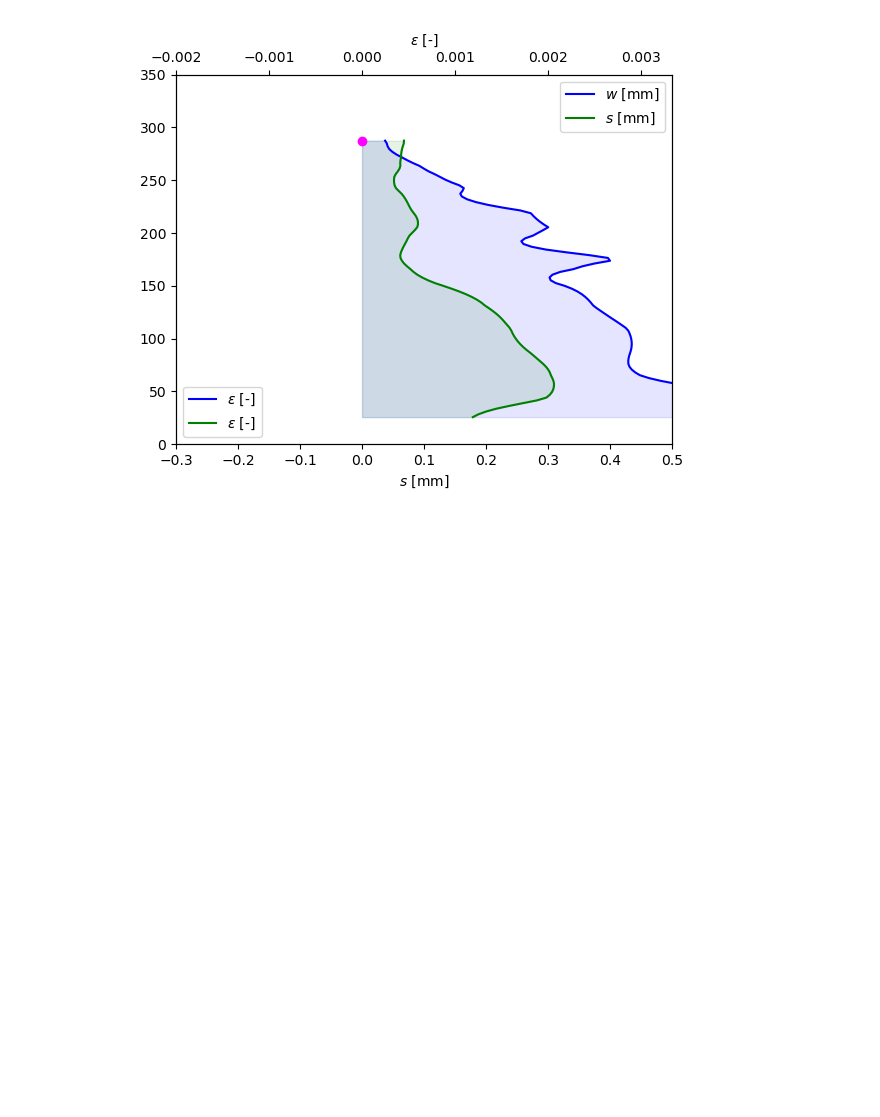
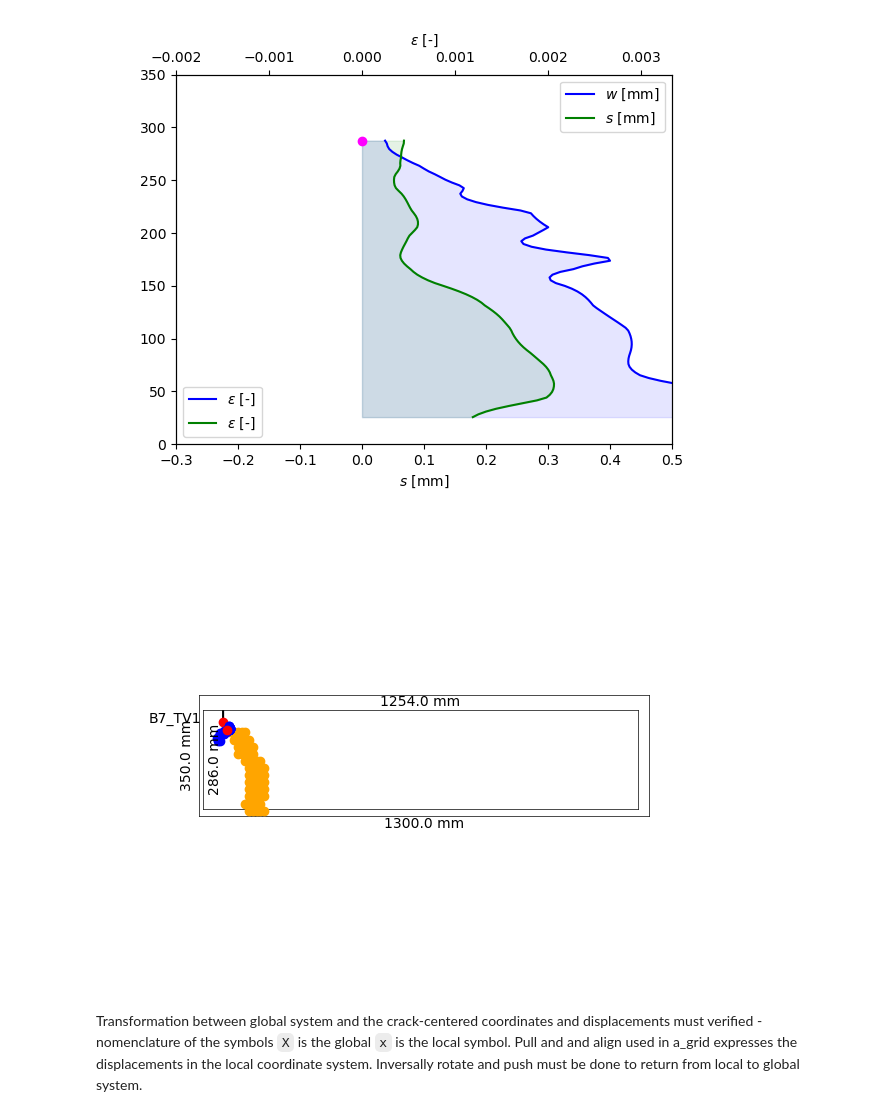
Before and after one commit to bmcs-group/bmcs_shear_zone, a Jupyter notebook: notebooks/sz_dic_grids/crack_kinematic_profiles.ipynb, the cells around one changed output. Drawn from its saved outputs; the diff is of its cells as text; code cells hidden in the pictures; blank space fills up the shorter version.

Commit message:
push and rotate included in cor plot notebook

```diff
--- a/notebooks/sz_dic_grids/crack_kinematic_profiles.ipynb
+++ b/notebooks/sz_dic_grids/crack_kinematic_profiles.ipynb
@@ -64,3 +64,10 @@ bu.mpl_align_xaxis(ax, ax2)
 plt.show()
 # %% [output]
 [figure]
+# %%
+x_t_cor_a = crack_s.cor.X_cor_rot_t_a
+x_t_cor_pa = crack_s.cor.X_cor_rot_t_pa_sol
+v_rot_t_pa, W_rot_pa = crack_s.cor.VW_rot_t_pa
+# %%
+a_grid = crack_s.cl.a_grid
+X0_t_a = a_grid.X_t_MNa[a_grid.M0, a_grid.N0]
@@ -67,7 +78,29 @@ plt.show()
+# %%
+x_t_cor_a_ = np.einsum('ba,...a->...b', a_grid.T_t_ab, x_t_cor_a)
+x_t_cor_pa_ = np.einsum('ba,...a->...b', a_grid.T_t_ab, x_t_cor_pa)
+v_rot_t_pa_ = np.einsum('ba,...a->...b', a_grid.T_t_ab, v_rot_t_pa)
+#np.einsum('ba,...a->...b', self.T_ab, self.X_pull_MNa)
+# %%
+X_t_cor_a = x_t_cor_a_ + X0_t_a
+X_t_cor_pa = x_t_cor_pa_ + X0_t_a[np.newaxis, :]
+V_rot_t_pa = v_rot_t_pa_ + X0_t_a[np.newaxis, :]
 # %%
+%matplotlib widget
 import bmcs_utils.api as bu
 crack_s.cor.trait_set(step_N_COR=2)
 fig, ax = plt.subplots()
+dcl.dsf.dic_grid.plot_bounding_box(ax)
+dcl.dsf.dic_grid.plot_box_annotate(ax)
+crack_s.bd.plot_sz_bd(ax)
+
 crack_s.plot_x_1_Ka(ax)
-crack_s.cor.plot_VW_rot_t(ax)
-crack_s.cor.plot_X_cor_rot_t(ax)
+ax.plot(*V_rot_t_pa.T, 'o', color='orange');
+ax.plot(*X_t_cor_pa.T, 'o', color='blue');
+ax.plot([X_t_cor_a[0]], [X_t_cor_a[1]], 'o', color='red');
+ax.axis('equal');
+# crack_s.cor.plot_VW_rot_t(ax)
+#crack_s.cor.plot_X_cor_rot_t(ax)
+# %% [output]
+[figure, added]
+# %% [markdown]
+Transformation between global system and the crack-centered coordinates and displacements must verified - nomenclature of the symbols `X` is the global `x` is the local symbol. Pull and and align used in a_grid expresses the displacements in the local coordinate system. Inversally rotate and push must be done to return from local to global system.
```
Also changed, not shown: parts of 1 cell of this notebook.
